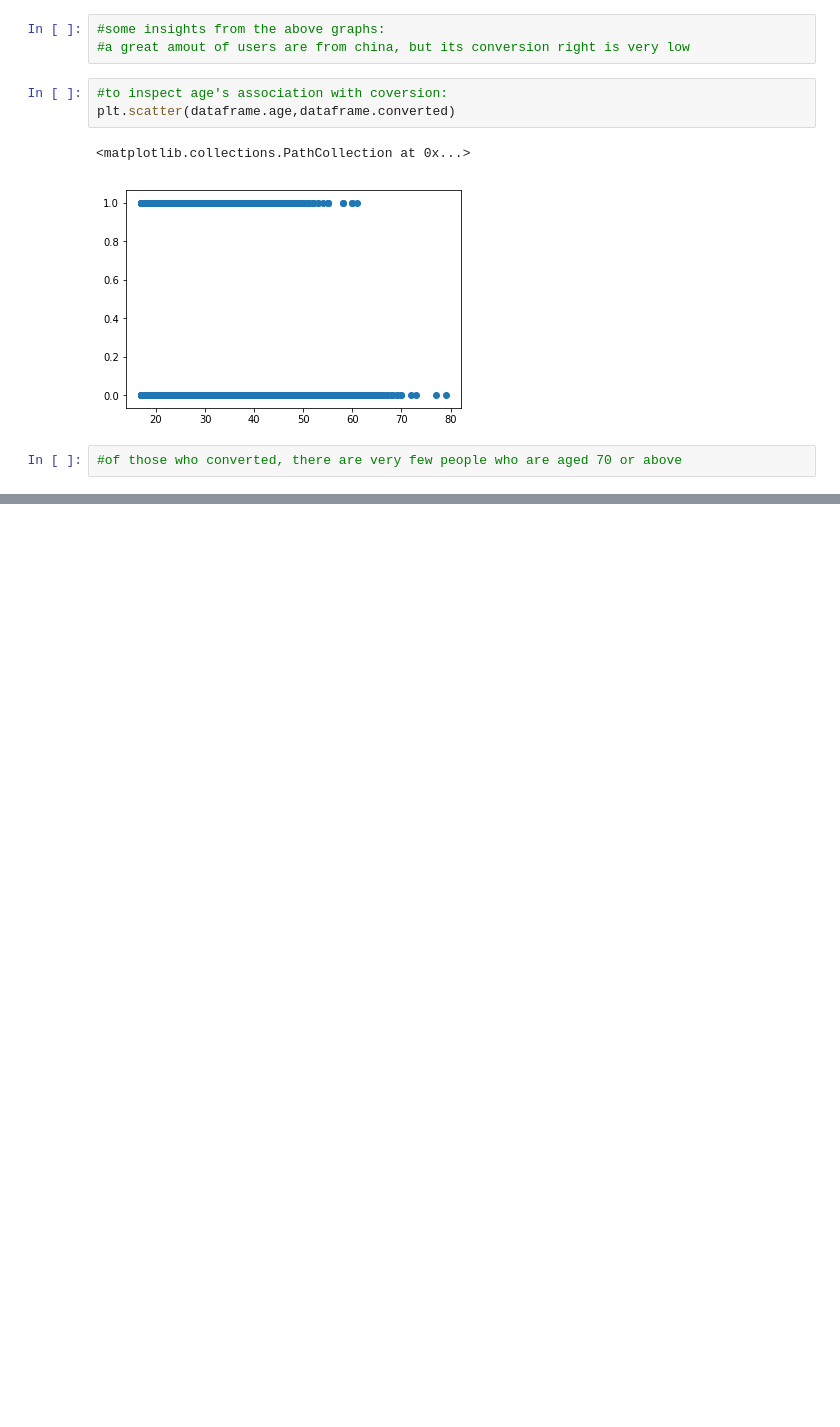
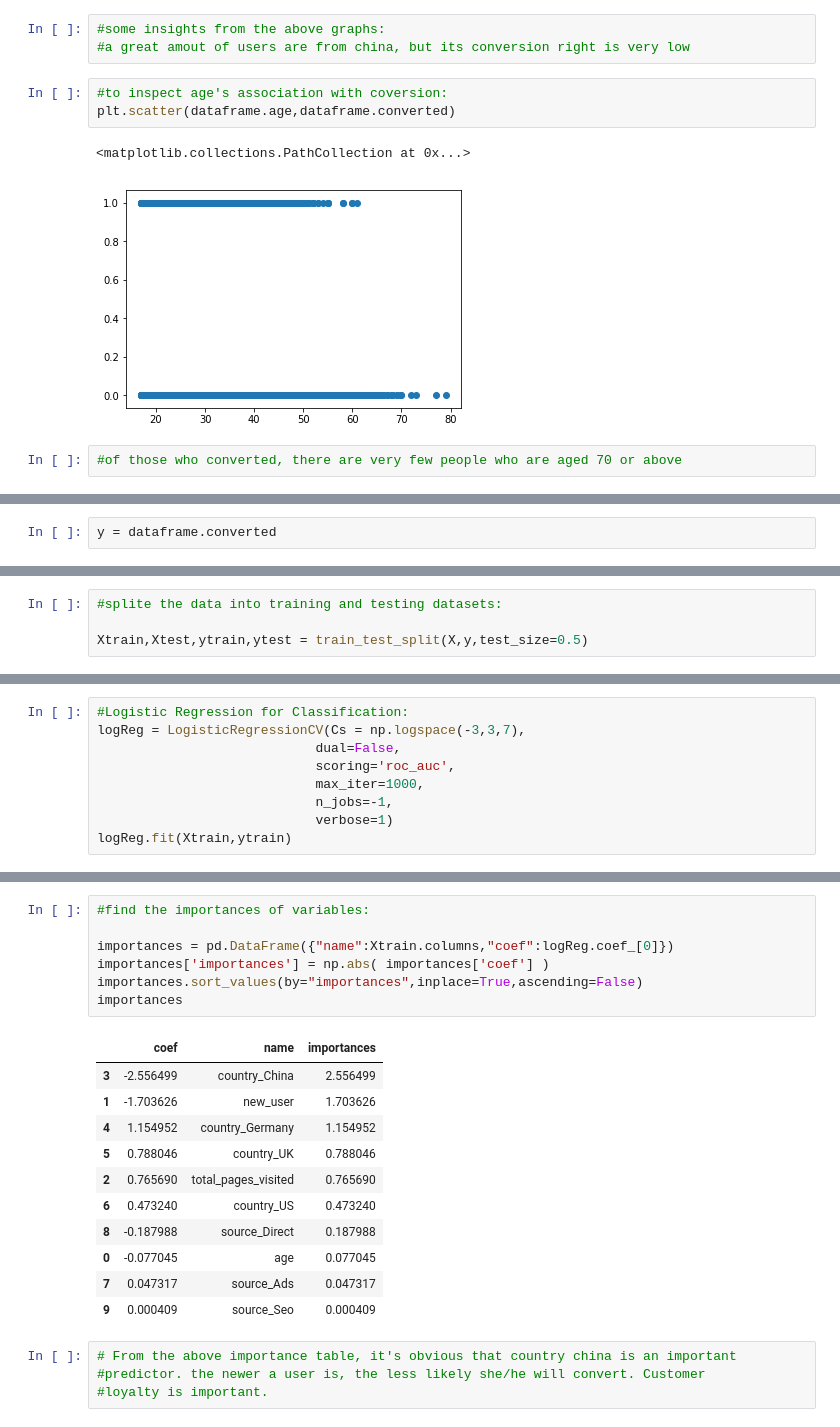
Before and after one commit to MC1107/DS_Challenges, a Jupyter notebook: conversion.ipynb, the cells around one changed output, grey strips where cells are left out. Drawn from its saved outputs; the diff is of its cells as text; blank space fills up the shorter version.

```diff
--- a/conversion.ipynb
+++ b/conversion.ipynb
@@ -79,0 +101,2 @@ plt.scatter(dataframe.age,dataframe.converted)
+# %%
+y = dataframe.converted
@@ -79,0 +107,4 @@ plt.scatter(dataframe.age,dataframe.converted)
+# %%
+#splite the data into training and testing datasets:
+
+Xtrain,Xtest,ytrain,ytest = train_test_split(X,y,test_size=0.5)
@@ -79,0 +115,9 @@ plt.scatter(dataframe.age,dataframe.converted)
+# %%
+#Logistic Regression for Classification:
+logReg = LogisticRegressionCV(Cs = np.logspace(-3,3,7),
+                            dual=False,
+                            scoring='roc_auc',
+                            max_iter=1000,
+                            n_jobs=-1,
+                            verbose=1)
+logReg.fit(Xtrain,ytrain)
@@ -79,0 +142,23 @@ plt.scatter(dataframe.age,dataframe.converted)
+# %%
+#find the importances of variables:
+
+importances = pd.DataFrame({"name":Xtrain.columns,"coef":logReg.coef_[0]})
+importances['importances'] = np.abs( importances['coef'] )
+importances.sort_values(by="importances",inplace=True,ascending=False)
+importances
+# %% [output]
+|  | coef | name | importances |
+| 3 | -2.556499 | country_China | 2.556499 |
+| 1 | -1.703626 | new_user | 1.703626 |
+| 4 | 1.154952 | country_Germany | 1.154952 |
+| 5 | 0.788046 | country_UK | 0.788046 |
+| 2 | 0.765690 | total_pages_visited | 0.765690 |
+| 6 | 0.473240 | country_US | 0.473240 |
+| 8 | -0.187988 | source_Direct | 0.187988 |
+| 0 | -0.077045 | age | 0.077045 |
+| 7 | 0.047317 | source_Ads | 0.047317 |
+| 9 | 0.000409 | source_Seo | 0.000409 |
+# %%
+# From the above importance table, it's obvious that country china is an important
+#predictor. the newer a user is, the less likely she/he will convert. Customer
+#loyalty is important.
```
Also changed, not shown: parts of 6 cells of this notebook.
